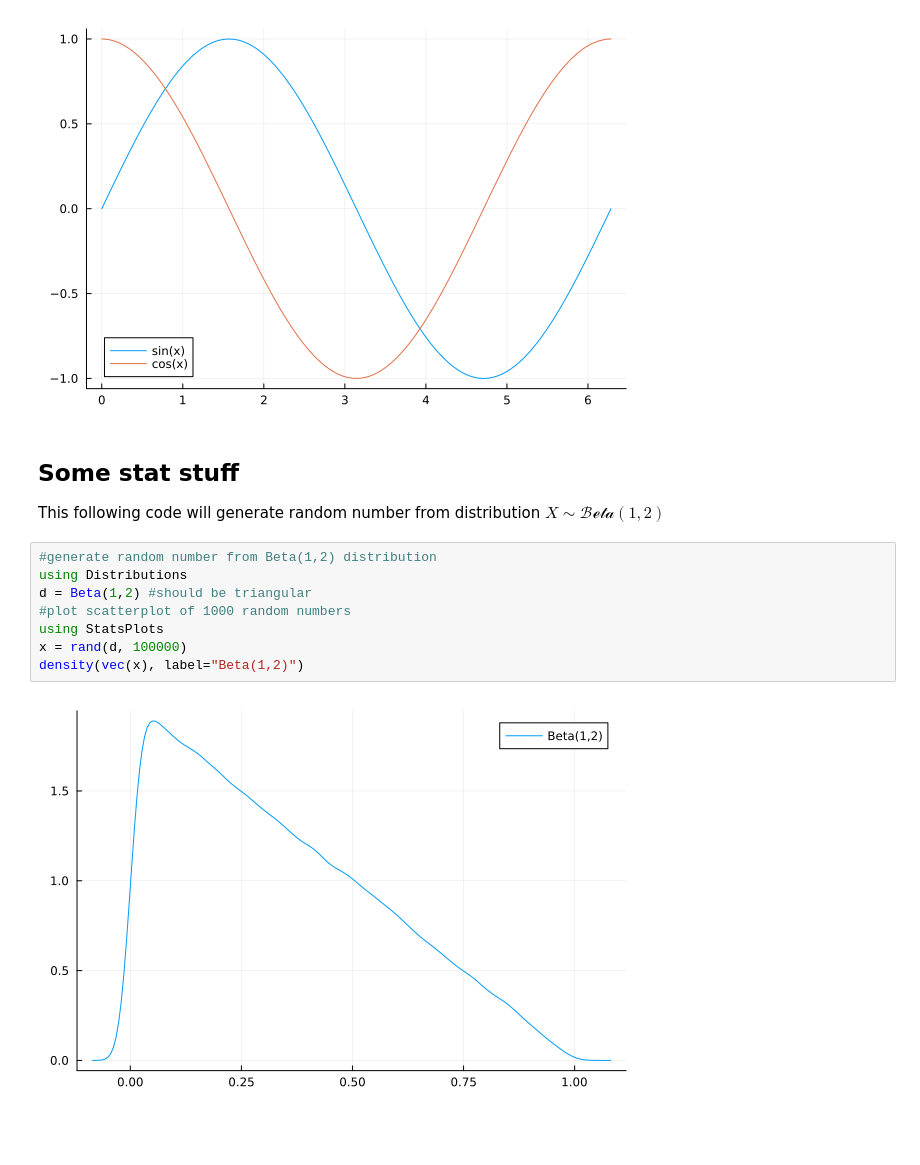
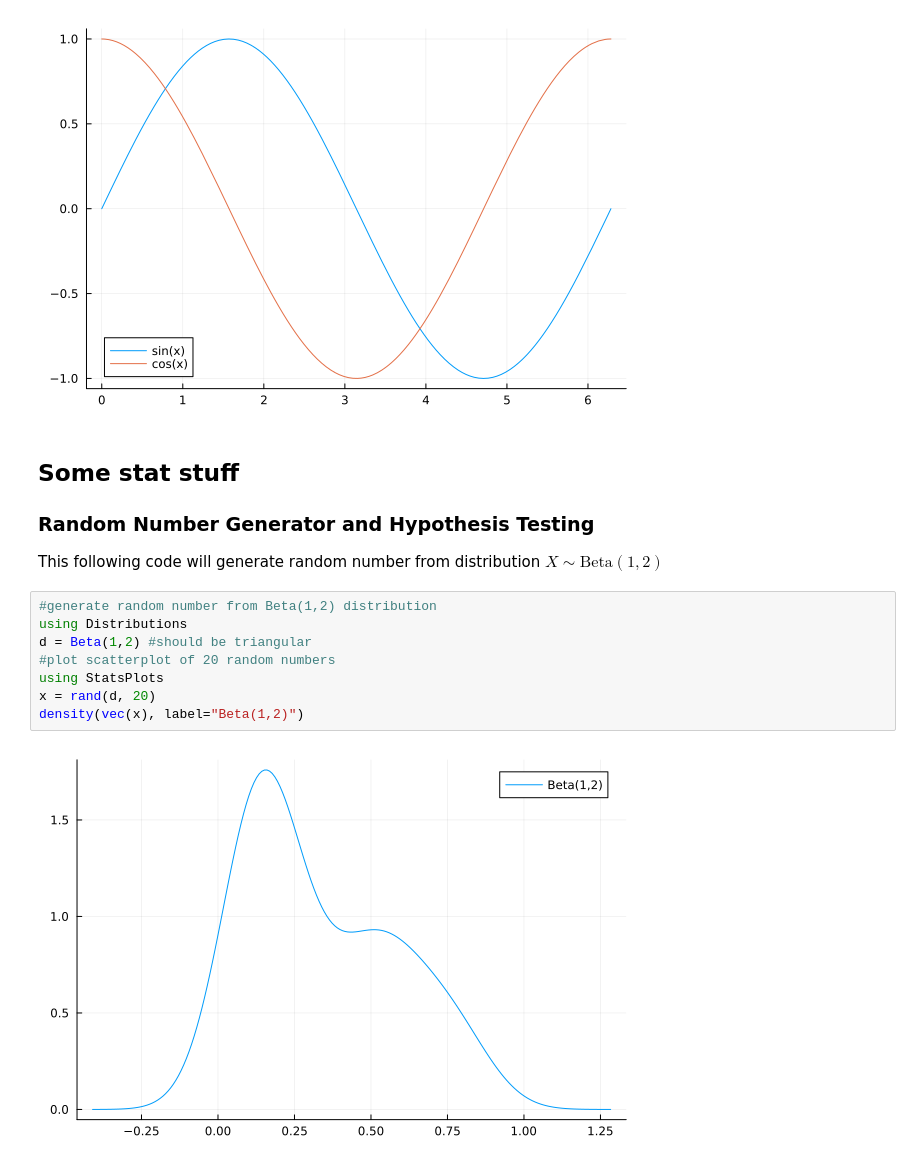
Before and after one commit to aukkawut/ma590_sp2023, a Jupyter notebook: notebooks/Week0.ipynb, the cells around one changed output. Drawn from its saved outputs; the diff is of its cells as text; blank space fills up the shorter version.

```diff
--- a/notebooks/Week0.ipynb
+++ b/notebooks/Week0.ipynb
@@ -13,14 +13,16 @@ plot!(cos, 0, 2π, label="cos(x)")
 # %% [markdown]
 ## Some stat stuff
 
-This following code will generate random number from distribution $X \sim \mathcal{Beta}(1,2)$
+### Random Number Generator and Hypothesis Testing
+
+This following code will generate random number from distribution $X \sim \text{Beta}(1,2)$
 # %%
 #generate random number from Beta(1,2) distribution
 using Distributions
 d = Beta(1,2) #should be triangular
-#plot scatterplot of 1000 random numbers
+#plot scatterplot of 20 random numbers
 using StatsPlots
-x = rand(d, 100000)
+x = rand(d, 20)
 density(vec(x), label="Beta(1,2)")
 # %% [output]
-[figure, old version]
+[figure, new version]
```
Also changed, not shown: parts of 5 cells of this notebook.
